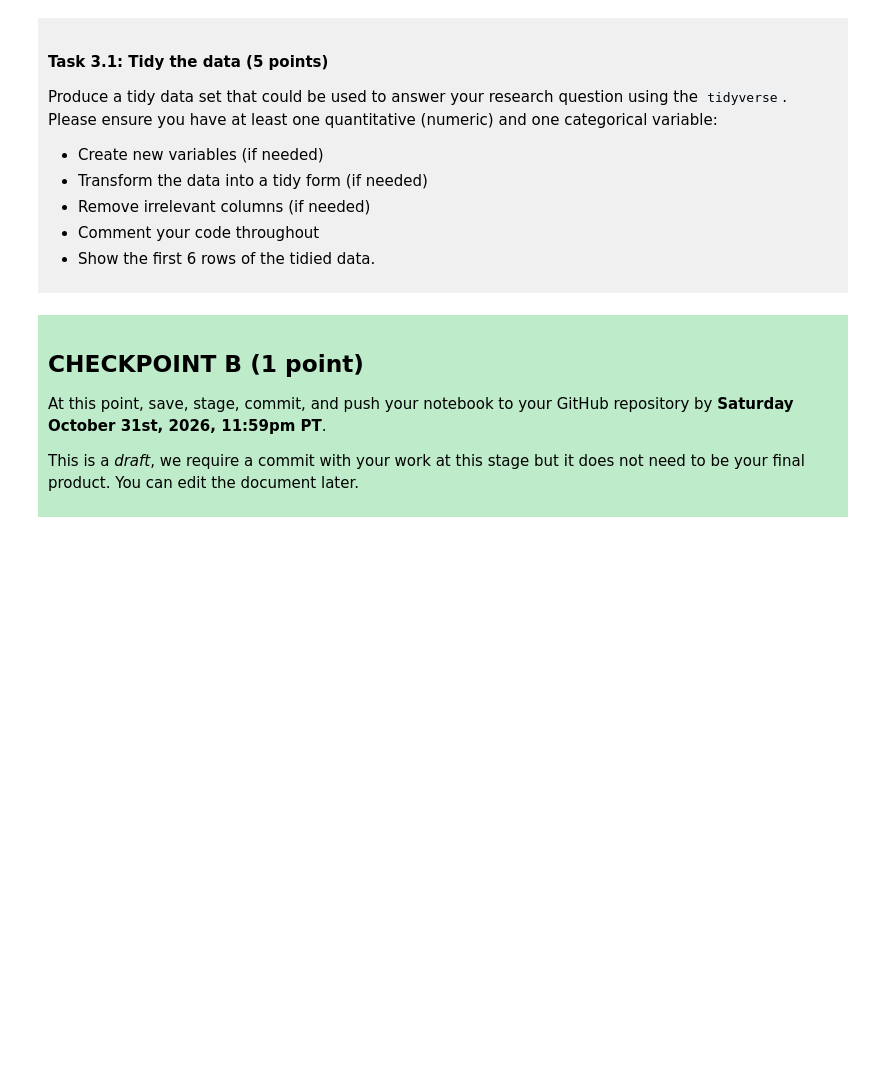
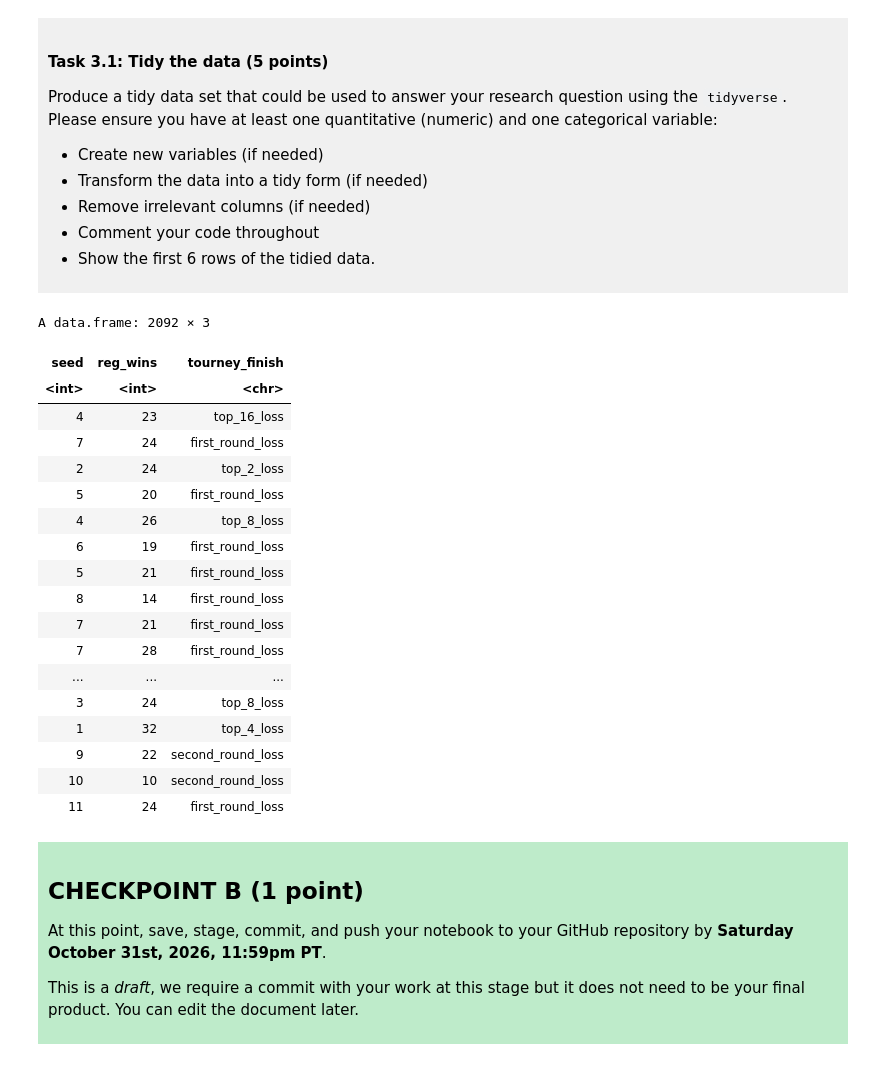
Before and after one commit to lucyhurst/dsci-100-project-lucy-hurst, a Jupyter notebook: dsci-100-project-notebook.ipynb, the cells around one changed output. Saved outputs shown, nothing was run; the diff lists cells and outputs as text; code cells hidden in the pictures; blank space fills up the shorter version.

```diff
--- a/dsci-100-project-notebook.ipynb
+++ b/dsci-100-project-notebook.ipynb
@@ -189,7 +208,29 @@ Produce a tidy data set that could be used to answer your research question usin
 
 </div>
 # %%
-### EDIT THIS CODE CELL ###
+ncaa_data_tidy <- ncaa_data |>
+select(seed, reg_wins, tourney_finish)
+ncaa_data_tidy
+# %% [output]
+A data.frame: 2092 × 3
+| seed | reg_wins | tourney_finish |
+| <int> | <int> | <chr> |
+| 4 | 23 | top_16_loss |
+| 7 | 24 | first_round_loss |
+| 2 | 24 | top_2_loss |
+| 5 | 20 | first_round_loss |
+| 4 | 26 | top_8_loss |
+| 6 | 19 | first_round_loss |
+| 5 | 21 | first_round_loss |
+| 8 | 14 | first_round_loss |
+| 7 | 21 | first_round_loss |
+| 7 | 28 | first_round_loss |
+| ... | ... | ... |
+| 3 | 24 | top_8_loss |
+| 1 | 32 | top_4_loss |
+| 9 | 22 | second_round_loss |
+| 10 | 10 | second_round_loss |
+| 11 | 24 | first_round_loss |
 # %% [markdown]
 <div style="background-color: #beebca; padding: 10px;">
 
```
Also changed, not shown: parts of 3 cells of this notebook.
